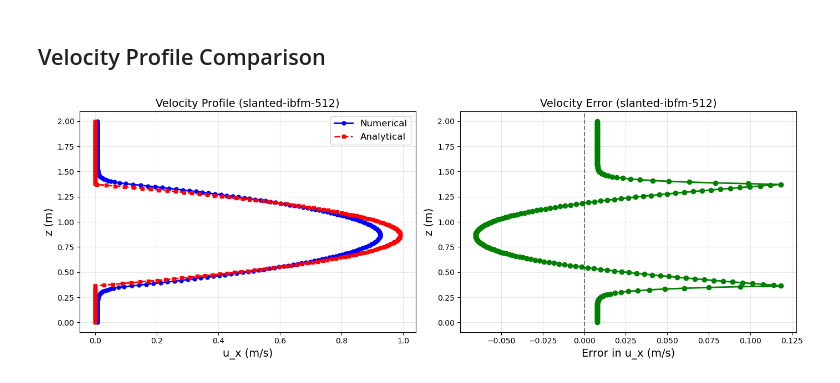
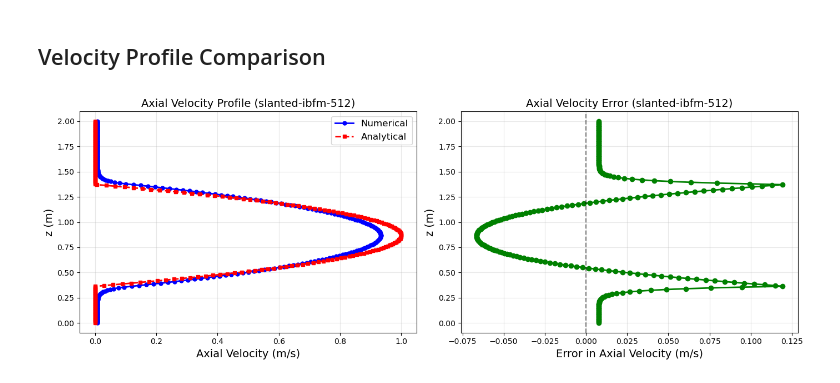
Before and after one commit to kynema/estuary_hfm_mmsei, a Jupyter notebook: validation/single_phase_laminar_slanted/python/SlantedChannelPostProcess.ipynb, the cells around one changed output. Drawn from its saved outputs; the diff is of its cells as text; code cells hidden in the pictures.

Commit message:
Update velocity

```diff
--- a/validation/single_phase_laminar_slanted/python/SlantedChannelPostProcess.ipynb
+++ b/validation/single_phase_laminar_slanted/python/SlantedChannelPostProcess.ipynb
@@ -665,30 +630,40 @@ slanted-ibfm-512     512 x 256      1.338621e-01         5.182660e-02         1.
 # %%
 case_finest = nCases - 1
 j_mid = ny[case_finest] // 2
 i_mid = nx[case_finest] // 2
 
 fig, axes = plt.subplots(1, 2, figsize=(14, 5))
 
+# Extract axial velocity components at midpoint slice
+u_2d = u[case_finest][:, j_mid, :]
+w_2d = w[case_finest][:, j_mid, :]
+u_exact_2d = u_exact[case_finest][:, j_mid, :]
+w_exact_2d = w_exact[case_finest][:, j_mid, :]
+
+# Compute axial velocities
+u_axial_num = axial_velocity(u_2d, w_2d, theta_rad)
+u_axial_ana = axial_velocity(u_exact_2d, w_exact_2d, theta_rad)
+
 ax = axes[0]
-ax.plot(u[case_finest][i_mid, j_mid, :], z[case_finest], 'b-', linewidth=2, marker='o', markersize=5, label='Numerical')
-ax.plot(u_exact[case_finest][i_mid, j_mid, :], z[case_finest], 'r--', linewidth=2, marker='s', markersize=5, label='Analytical')
-ax.set_xlabel('u_x (m/s)', fontsize=14)
+ax.plot(u_axial_num[i_mid, :], z[case_finest], 'b-', linewidth=2, marker='o', markersize=5, label='Numerical')
+ax.plot(u_axial_ana[i_mid, :], z[case_finest], 'r--', linewidth=2, marker='s', markersize=5, label='Analytical')
+ax.set_xlabel('Axial Velocity (m/s)', fontsize=14)
 ax.set_ylabel('z (m)', fontsize=14)
-ax.set_title(f'Velocity Profile ({valid_cases[case_finest]})', fontsize=14)
+ax.set_title(f'Axial Velocity Profile ({valid_cases[case_finest]})', fontsize=14)
 ax.legend(fontsize=12)
 ax.grid(True, alpha=0.3)
 
 ax = axes[1]
-velocity_error = u[case_finest][i_mid, j_mid, :] - u_exact[case_finest][i_mid, j_mid, :]
+velocity_error = u_axial_num[i_mid, :] - u_axial_ana[i_mid, :]
 ax.plot(velocity_error, z[case_finest], 'g-', linewidth=2, marker='o', markersize=6)
 ax.axvline(x=0, color='k', linestyle='--', alpha=0.5)
-ax.set_xlabel('Error in u_x (m/s)', fontsize=14)
+ax.set_xlabel('Error in Axial Velocity (m/s)', fontsize=14)
 ax.set_ylabel('z (m)', fontsize=14)
-ax.set_title(f'Velocity Error ({valid_cases[case_finest]})', fontsize=14)
+ax.set_title(f'Axial Velocity Error ({valid_cases[case_finest]})', fontsize=14)
 ax.grid(True, alpha=0.3)
 
 plt.tight_layout()
 plt.savefig(f'{figureDir}/velocity_profile_comparison.png', dpi=150)
 plt.show()
 # %% [output]
-[figure, old version]
+[figure, new version]
```
Also changed, not shown: parts of 5 cells of this notebook.
